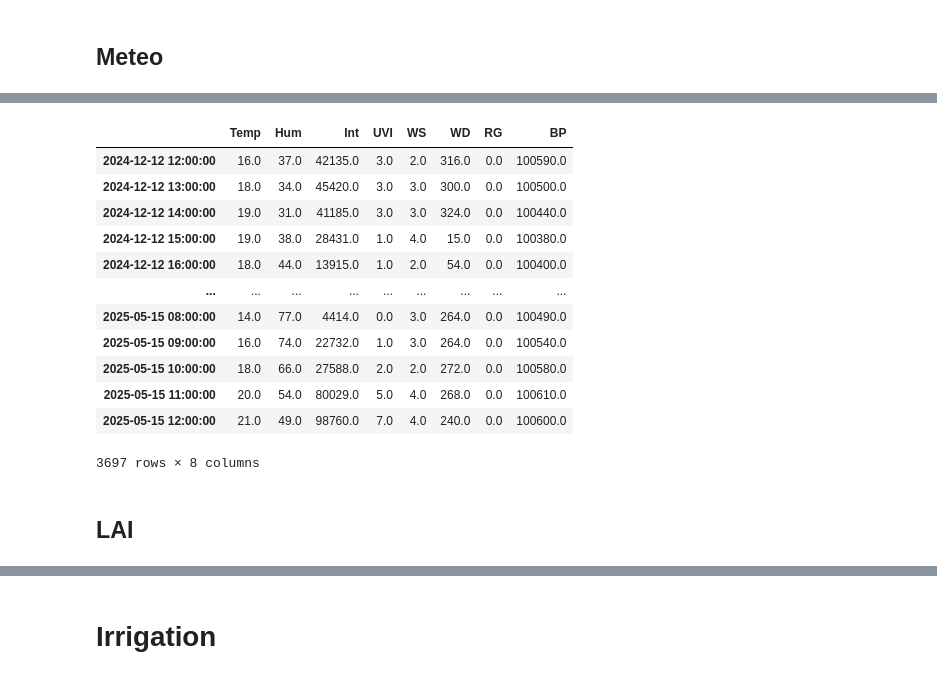
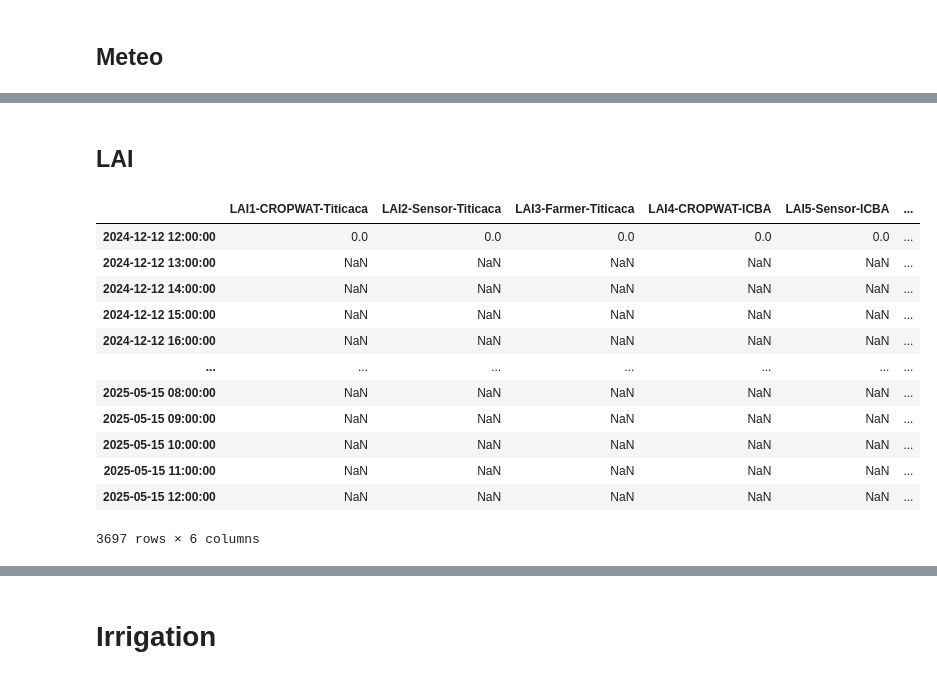
Before and after one commit to beppe2hd/smart_irrigation, a Jupyter notebook: data/dataset_creation/createDatasetV2.ipynb, the cells around one changed output, grey strips where cells are left out. Drawn from its saved outputs; the diff is of its cells as text; code cells hidden in the pictures.

```diff
--- a/data/dataset_creation/createDatasetV2.ipynb
+++ b/data/dataset_creation/createDatasetV2.ipynb
@@ -26,0 +5,24 @@ Max: [Timestamp('2025-05-15 13:00:00'), Timestamp('2025-05-15 13:00:00'), Timest
+# %%
+#filepaths
+irrigation_event_file = "../raw_data/season1/irrigation_events_season1.xlsx"
+LAI_data_file = "../raw_data/season1/LAI_data_season1.xlsx"
+soil_moisture_file = "../raw_data/season1/soil_moisture_season1.xlsx"
+weather_station_file = "../raw_data/season1/weather_station_season1.xlsx"
+total_num_of_sensors = 36
+open_meteo_data_season1 = "../raw_data/season1/hourly_weather_data_season1.csv"
+# %%
+min_list=[]
+max_list=[]
+for i in range(1, total_num_of_sensors+1):
+    dfSensor = pd.read_excel(soil_moisture_file, sheet_name=f'Sensor {i}', usecols=[0, 1])
+    dfSensor.rename(columns={"Row Labels": "datetime", "Average of water_SOIL": "sm_value"}, inplace=True)
+    dfSensor["datetime"] = pd.to_datetime(dfSensor["datetime"])
+    min_list.append(dfSensor["datetime"].min())
+    max_list.append(dfSensor["datetime"].max())
+print(f"Min: {min_list}")
+print(f"Max: {max_list}")
+max_abs=min(max_list)
+min_abs=max(min_list)
+print(min_abs)
+print(max_abs)
+full_index = pd.date_range(min_abs, max_abs, freq="h")
@@ -73,16 +144,0 @@ dfMeteoStation_rev = dfMeteoStation_rev.reindex(full_index)
-# %%
-dfMeteoStation_rev
-# %% [output]
-|  | Temp | Hum | Int | UVI | WS | WD | RG | BP |
-| 2024-12-12 12:00:00 | 16.0 | 37.0 | 42135.0 | 3.0 | 2.0 | 316.0 | 0.0 | 100590.0 |
-| 2024-12-12 13:00:00 | 18.0 | 34.0 | 45420.0 | 3.0 | 3.0 | 300.0 | 0.0 | 100500.0 |
-| 2024-12-12 14:00:00 | 19.0 | 31.0 | 41185.0 | 3.0 | 3.0 | 324.0 | 0.0 | 100440.0 |
-| 2024-12-12 15:00:00 | 19.0 | 38.0 | 28431.0 | 1.0 | 4.0 | 15.0 | 0.0 | 100380.0 |
-| 2024-12-12 16:00:00 | 18.0 | 44.0 | 13915.0 | 1.0 | 2.0 | 54.0 | 0.0 | 100400.0 |
-| ... | ... | ... | ... | ... | ... | ... | ... | ... |
-| 2025-05-15 08:00:00 | 14.0 | 77.0 | 4414.0 | 0.0 | 3.0 | 264.0 | 0.0 | 100490.0 |
-| 2025-05-15 09:00:00 | 16.0 | 74.0 | 22732.0 | 1.0 | 3.0 | 264.0 | 0.0 | 100540.0 |
-| 2025-05-15 10:00:00 | 18.0 | 66.0 | 27588.0 | 2.0 | 2.0 | 272.0 | 0.0 | 100580.0 |
-| 2025-05-15 11:00:00 | 20.0 | 54.0 | 80029.0 | 5.0 | 4.0 | 268.0 | 0.0 | 100610.0 |
-| 2025-05-15 12:00:00 | 21.0 | 49.0 | 98760.0 | 7.0 | 4.0 | 240.0 | 0.0 | 100600.0 |
-3697 rows × 8 columns
@@ -99,18 +145,35 @@ dfMeteoStation_rev.drop(columns='BP', inplace=True)
 # %% [markdown]
 ## LAI
 # %%
-dfLAI = pd.read_excel('../../../data/raw_data/LAI_data_S1.xlsx', sheet_name=f'Sheet1')
+dfLAI = pd.read_excel(LAI_data_file, sheet_name=f'LAI_S1')
+dfLAI = dfLAI.rename(columns={'DATE': 'datetime'})
 dfLAI["datetime"] = pd.to_datetime(dfLAI["datetime"]) + pd.to_timedelta("12:00:00")
 dfLAI = dfLAI.set_index("datetime")
 dfLAI = dfLAI.reindex(full_index)
 
 values = {
-    "LAI1-CROPWAT-Tititcaca": 0,
-    "LAI2-Sensor-Tiititcaca": 0,
+    "LAI1-CROPWAT-Titicaca": 0,
+    "LAI2-Sensor-Titicaca": 0,
     "LAI3-Farmer-Titicaca": 0,
     "LAI4-CROPWAT-ICBA": 0,
     "LAI5-Sensor-ICBA": 0,
     "LAI6-Farmer-ICBA": 0
 }
 dfLAI.loc["2024-12-12 12:00:00"] = values
+# %%
+dfLAI
+# %% [output]
+|  | LAI1-CROPWAT-Titicaca | LAI2-Sensor-Titicaca | LAI3-Farmer-Titicaca | LAI4-CROPWAT-ICBA | LAI5-Sensor-ICBA | ... |
+| 2024-12-12 12:00:00 | 0.0 | 0.0 | 0.0 | 0.0 | 0.0 | ... |
+| 2024-12-12 13:00:00 | NaN | NaN | NaN | NaN | NaN | ... |
+| 2024-12-12 14:00:00 | NaN | NaN | NaN | NaN | NaN | ... |
+| 2024-12-12 15:00:00 | NaN | NaN | NaN | NaN | NaN | ... |
+| 2024-12-12 16:00:00 | NaN | NaN | NaN | NaN | NaN | ... |
+| ... | ... | ... | ... | ... | ... | ... |
+| 2025-05-15 08:00:00 | NaN | NaN | NaN | NaN | NaN | ... |
+| 2025-05-15 09:00:00 | NaN | NaN | NaN | NaN | NaN | ... |
+| 2025-05-15 10:00:00 | NaN | NaN | NaN | NaN | NaN | ... |
+| 2025-05-15 11:00:00 | NaN | NaN | NaN | NaN | NaN | ... |
+| 2025-05-15 12:00:00 | NaN | NaN | NaN | NaN | NaN | ... |
+3697 rows × 6 columns
 # %%
```
Also changed, not shown: parts of 20 cells of this notebook, 25 other files.
